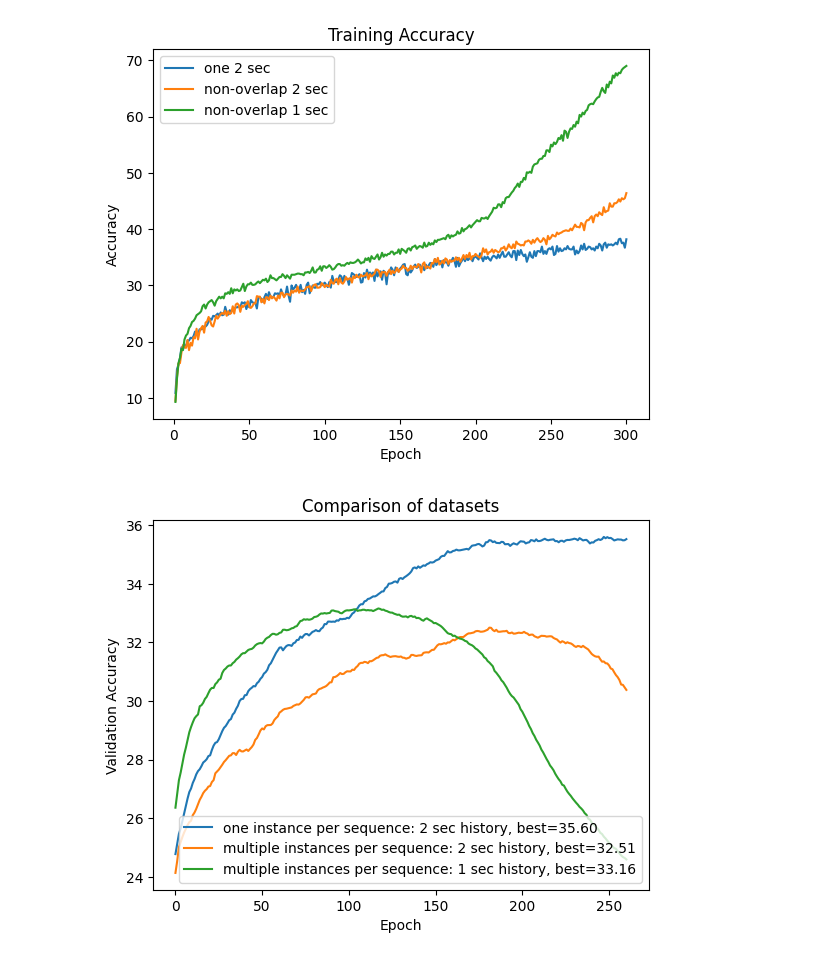
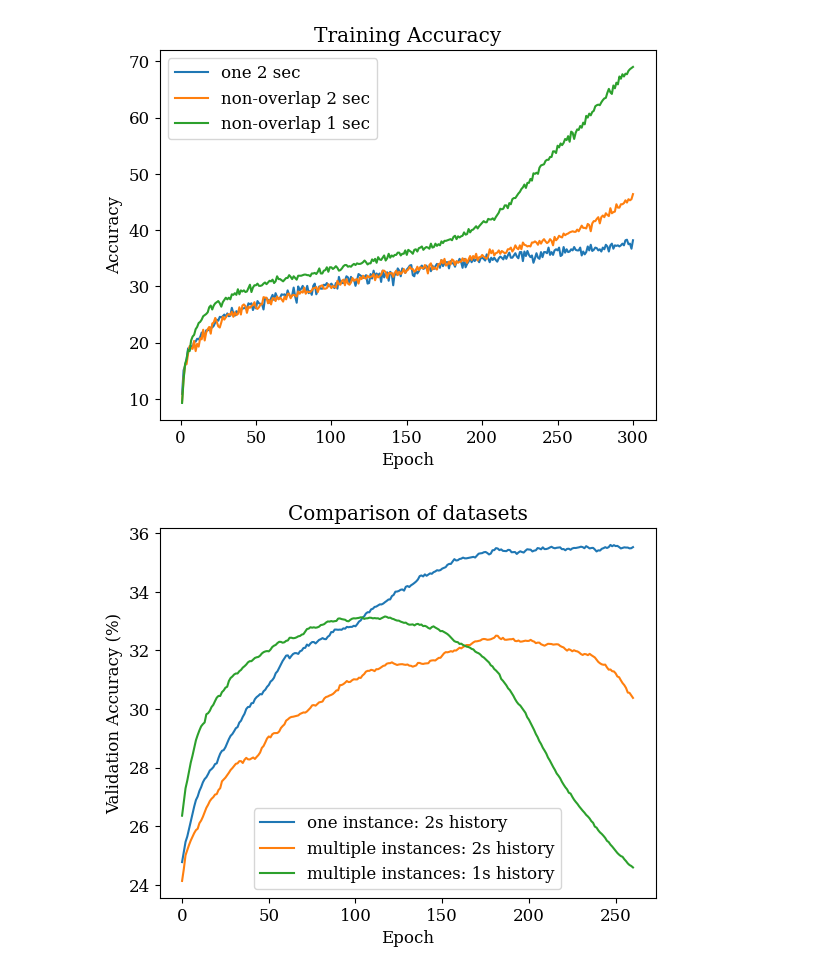
Before and after one commit to dolander1/nuscenes_dolander1, a Jupyter notebook: python-sdk/tutorials/compareDatasets.ipynb, the cells around one changed output. Drawn from its saved outputs; the diff is of its cells as text; code cells hidden in the pictures.

```diff
--- a/python-sdk/tutorials/compareDatasets.ipynb
+++ b/python-sdk/tutorials/compareDatasets.ipynb
@@ -88,19 +88,23 @@ plt.show()
 #     numpy_smoothed_list = np.array(smoothed_list)
 #     squeezed_numpy_smoothed_list = np.squeeze(numpy_smoothed_list, 1)
 
-legend_list = ['one instance per sequence: 2 sec history', 'multiple instances per sequence: 2 sec history', 'multiple instances per sequence: 1 sec history']
+plt.rcParams.update({'font.size': 12})
+plt.rcParams['font.family'] = 'serif'
+plt.rcParams['font.serif'] = ['Times New Roman'] + plt.rcParams['font.serif']
+
+legend_list = ['one instance: 2s history', 'multiple instances: 2s history', 'multiple instances: 1s history']
 start_number = 0
 window_size = 40
 smooth_val_acc_list = [np.convolve(acc[start_number:], np.ones(window_size)/window_size, mode='valid') for acc in val_acc]
 best_smooth_val_acc_list = [max(smooth_acc) for smooth_acc in smooth_val_acc_list]
 
-[plt.plot(acc, label=legend+f', best={best_ave_ADE:.2f}') for acc, legend, best_ave_ADE in zip(smooth_val_acc_list, legend_list, best_smooth_val_acc_list)]
+[plt.plot(acc, label=legend) for acc, legend, best_ave_ADE in zip(smooth_val_acc_list, legend_list, best_smooth_val_acc_list)]
 
 
 plt.title('Comparison of datasets')
 plt.xlabel('Epoch')
-plt.ylabel('Validation Accuracy')
+plt.ylabel('Validation Accuracy (%)')
 plt.legend()
-plt.savefig('saveResults/compareDatasets/compareDatasets.png')
+plt.savefig('saveResults/compareDatasets/compareDatasets.pdf')
 plt.show()
 # %% [output]
@@ -109,2 +113,2 @@ plt.show()
-[figure, old version]
+[figure, new version]
-[figure, old version]
+[figure, new version]
```
Also changed, not shown: parts of 1 cell of this notebook, 19 other files.
